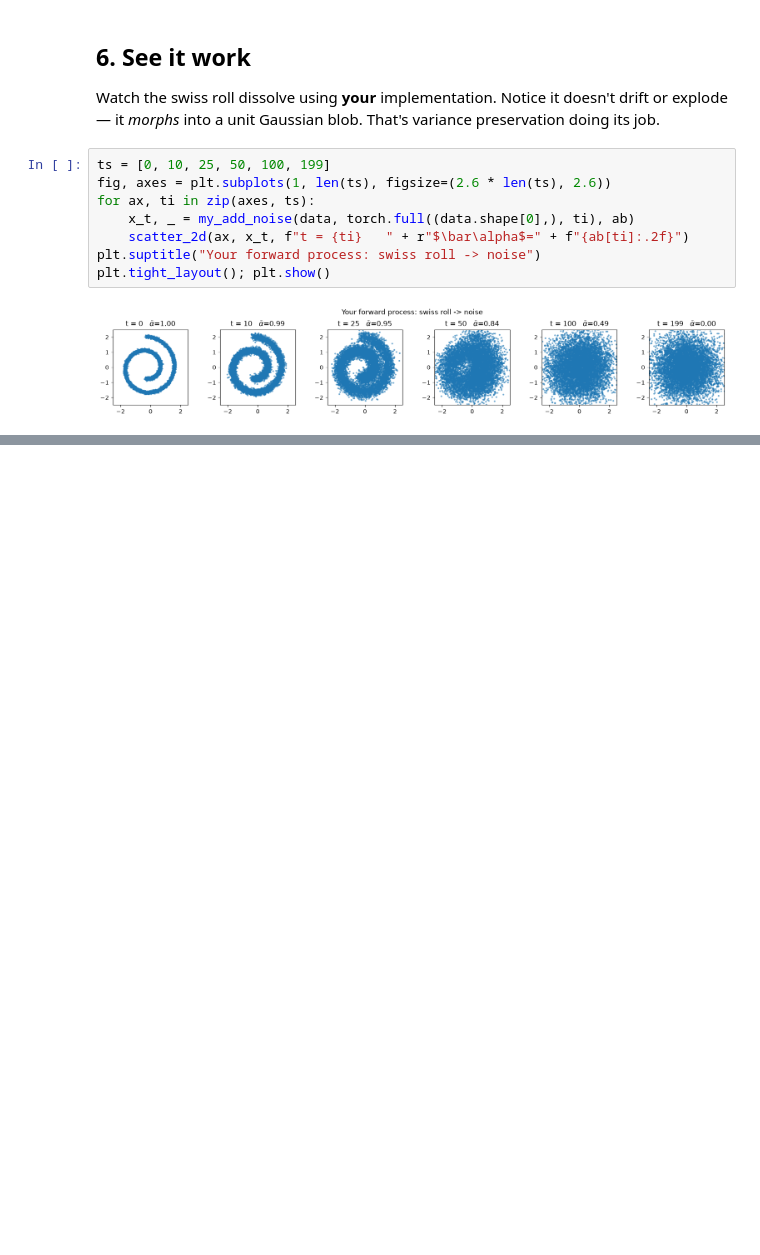
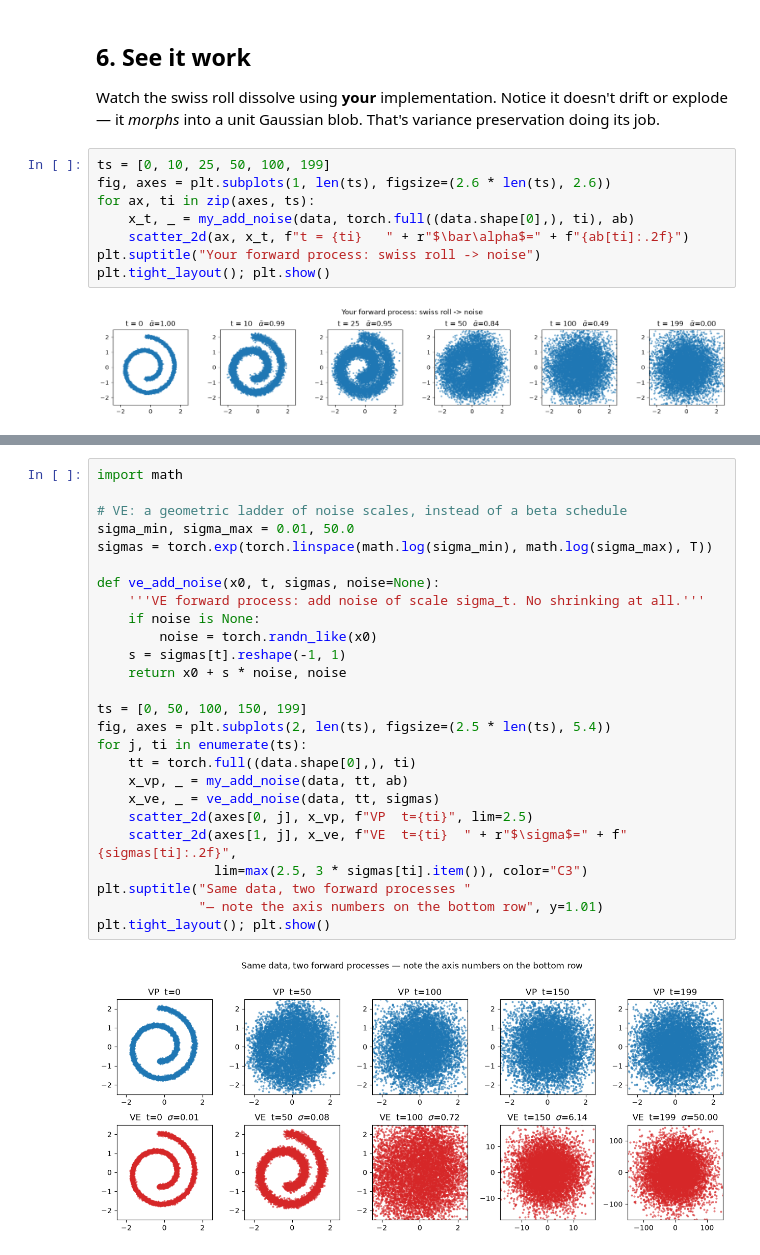
Before and after one commit to maksiksay/nanoDiffusion, a Jupyter notebook: solutions/notebooks/01_forward_process.ipynb, the cells around one changed output, grey strips where cells are left out. Cells and saved outputs as stored; diff of their text form; blank space fills up the shorter version.

```diff
--- a/solutions/notebooks/01_forward_process.ipynb
+++ b/solutions/notebooks/01_forward_process.ipynb
@@ -314,0 +364,28 @@ equation.)
+# %%
+import math
+
+# VE: a geometric ladder of noise scales, instead of a beta schedule
+sigma_min, sigma_max = 0.01, 50.0
+sigmas = torch.exp(torch.linspace(math.log(sigma_min), math.log(sigma_max), T))
+
+def ve_add_noise(x0, t, sigmas, noise=None):
+    '''VE forward process: add noise of scale sigma_t. No shrinking at all.'''
+    if noise is None:
+        noise = torch.randn_like(x0)
+    s = sigmas[t].reshape(-1, 1)
+    return x0 + s * noise, noise
+
+ts = [0, 50, 100, 150, 199]
+fig, axes = plt.subplots(2, len(ts), figsize=(2.5 * len(ts), 5.4))
+for j, ti in enumerate(ts):
+    tt = torch.full((data.shape[0],), ti)
+    x_vp, _ = my_add_noise(data, tt, ab)
+    x_ve, _ = ve_add_noise(data, tt, sigmas)
+    scatter_2d(axes[0, j], x_vp, f"VP  t={ti}", lim=2.5)
+    scatter_2d(axes[1, j], x_ve, f"VE  t={ti}  " + r"$\sigma$=" + f"{sigmas[ti]:.2f}",
+               lim=max(2.5, 3 * sigmas[ti].item()), color="C3")
+plt.suptitle("Same data, two forward processes "
+             "— note the axis numbers on the bottom row", y=1.01)
+plt.tight_layout(); plt.show()
+# %% [output]
+[figure, added]
```
Also changed, not shown: parts of 4 cells of this notebook, 3 other files.
